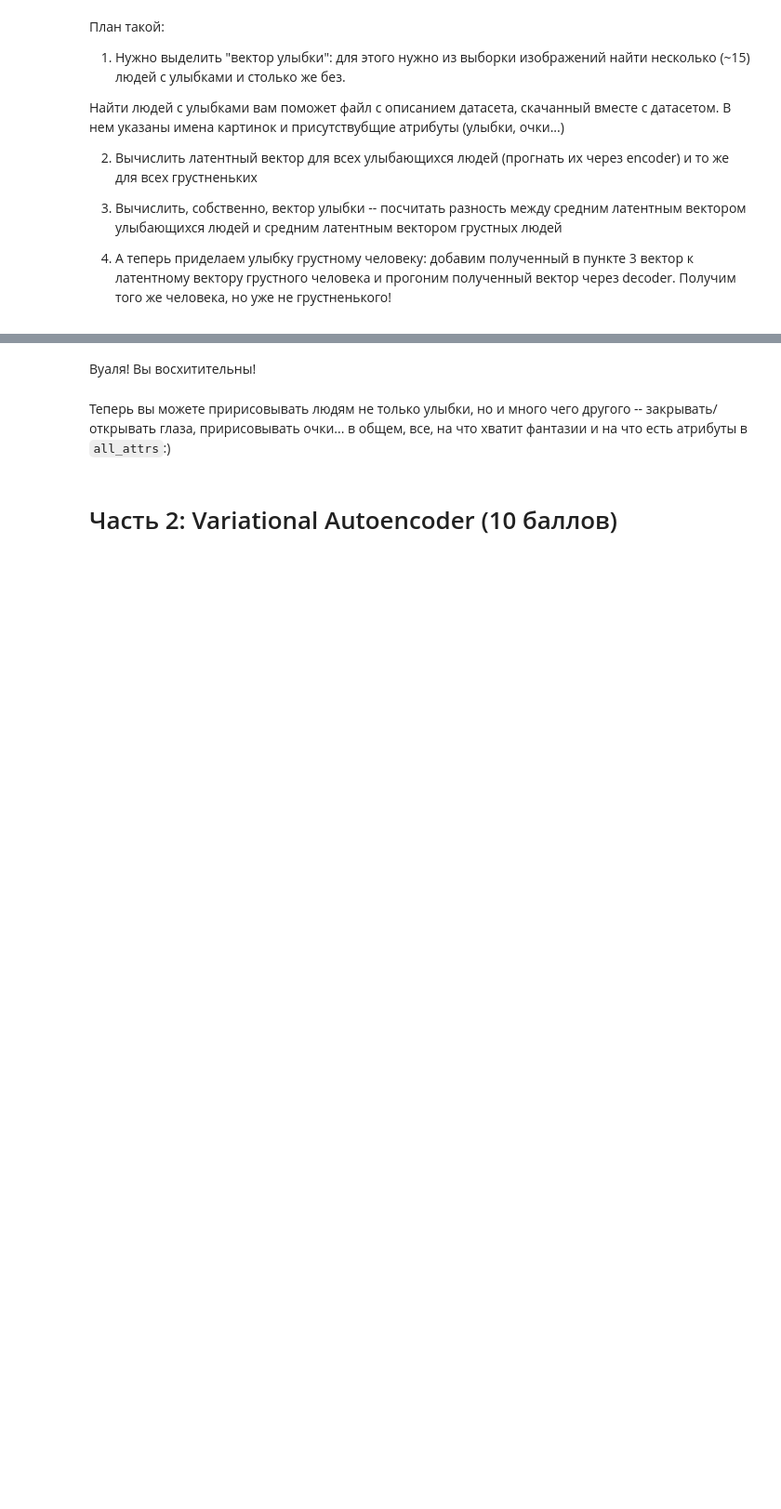
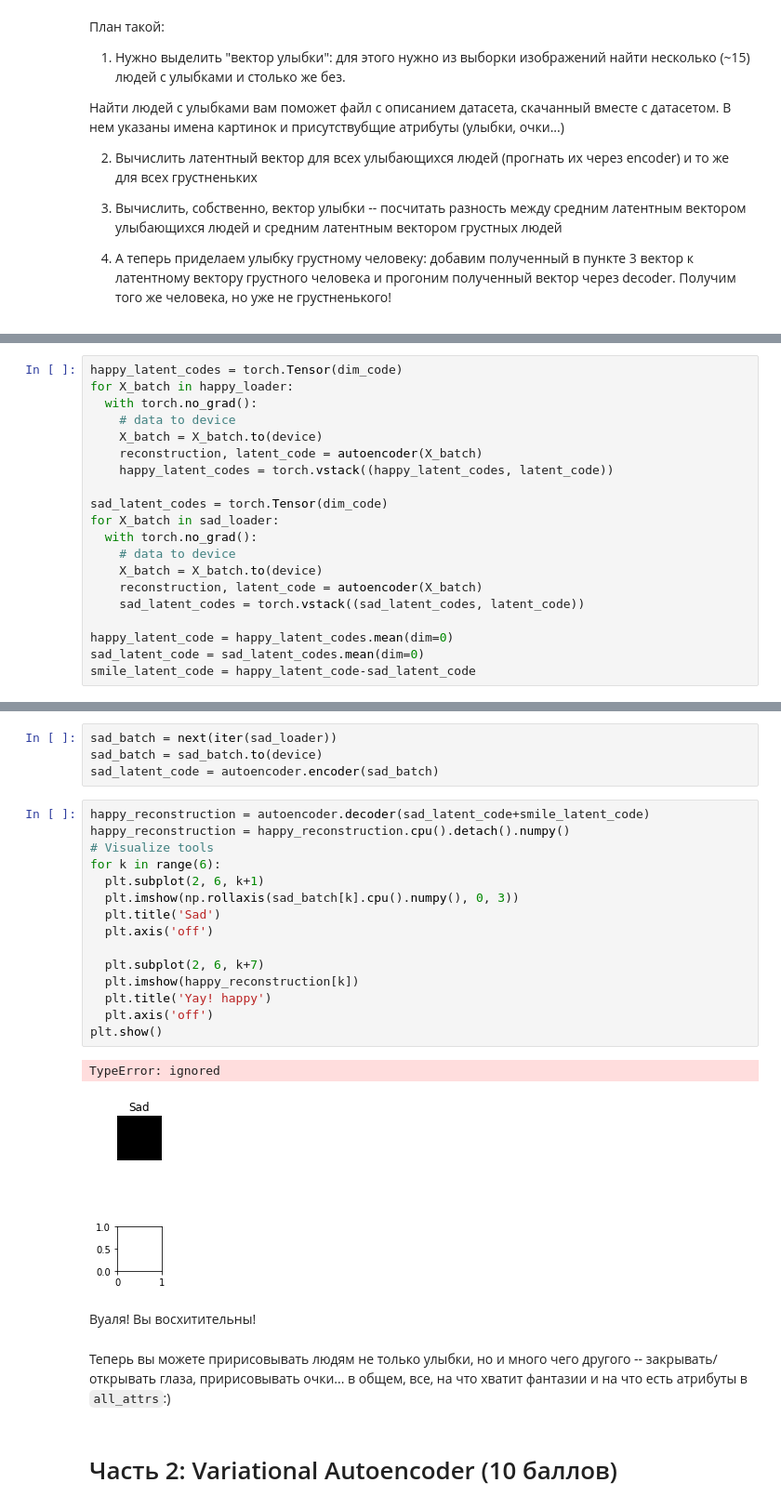
Before and after one commit to protaxY/DLS, a Jupyter notebook: [hw]autoencoders.ipynb, the cells around one changed output, grey strips where cells are left out. Shown at 93% size. Drawn from its saved outputs; the diff is of its cells as text; blank space fills up the shorter version.

```diff
--- a/[hw]autoencoders.ipynb
+++ b/[hw]autoencoders.ipynb
@@ -347,0 +343,20 @@ sad_loader = torch.utils.data.DataLoader(train_data[sad_mask].transpose(0, 3, 1,
+# %%
+happy_latent_codes = torch.Tensor(dim_code)
+for X_batch in happy_loader:
+  with torch.no_grad():
+    # data to device
+    X_batch = X_batch.to(device)
+    reconstruction, latent_code = autoencoder(X_batch)
+    happy_latent_codes = torch.vstack((happy_latent_codes, latent_code))
+
+sad_latent_codes = torch.Tensor(dim_code)
+for X_batch in sad_loader:
+  with torch.no_grad():
+    # data to device
+    X_batch = X_batch.to(device)
+    reconstruction, latent_code = autoencoder(X_batch)
+    sad_latent_codes = torch.vstack((sad_latent_codes, latent_code))
+
+happy_latent_code = happy_latent_codes.mean(dim=0)
+sad_latent_code = sad_latent_codes.mean(dim=0)
+smile_latent_code = happy_latent_code-sad_latent_code
@@ -348,3 +383,25 @@ sad_loader = torch.utils.data.DataLoader(train_data[sad_mask].transpose(0, 3, 1,
+# %%
+sad_batch = next(iter(sad_loader))
+sad_batch = sad_batch.to(device)
+sad_latent_code = autoencoder.encoder(sad_batch)
+# %%
+happy_reconstruction = autoencoder.decoder(sad_latent_code+smile_latent_code)
+happy_reconstruction = happy_reconstruction.cpu().detach().numpy()
+# Visualize tools
+for k in range(6):
+  plt.subplot(2, 6, k+1)
+  plt.imshow(np.rollaxis(sad_batch[k].cpu().numpy(), 0, 3))
+  plt.title('Sad')
+  plt.axis('off')
+
+  plt.subplot(2, 6, k+7)
+  plt.imshow(happy_reconstruction[k])
+  plt.title('Yay! happy')
+  plt.axis('off')
+plt.show()
+# %% [output]
+TypeError: ignored
+[figure, added]
 # %% [markdown]
 Вуаля! Вы восхитительны!
 # %% [markdown]
```
Also changed, not shown: parts of 5 cells of this notebook.
